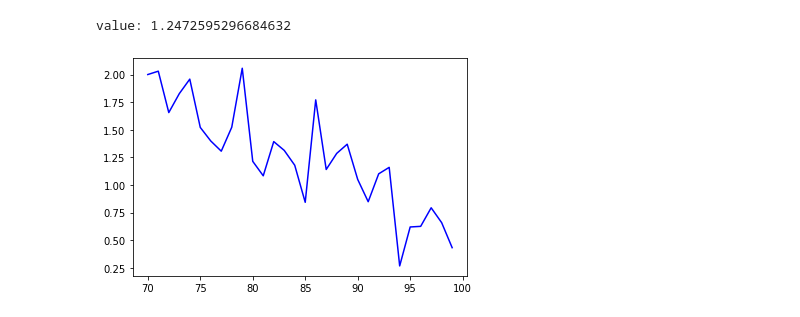
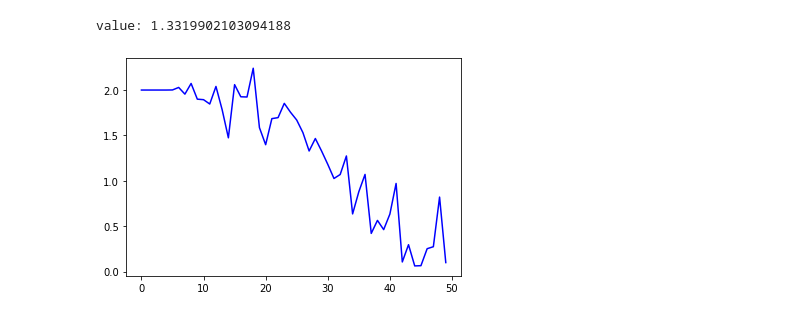
Before and after one commit to clnrp/logicqubit-algorithms, a Jupyter notebook: E91.ipynb, the cells around one changed output. Saved outputs shown, nothing was run; the diff lists cells and outputs as text; code cells hidden in the pictures.

Commit message:
fix the inequality and change the bell state, add y rotations

```diff
--- a/E91.ipynb
+++ b/E91.ipynb
@@ -114,7 +110,7 @@ print(measure_B[:10])
 # %%
-# without eva
+# without eva, angle = 0 - 50
 step = 1
-angles = np.arange(70, 100, step)
+angles = np.arange(0, 50, step)
 result_without_eva = []
 for angle in angles:
     measure_A, measure_B = measurements(eva=False, attempts=200, angle=angle)
@@ -129,0 +126,13 @@ value: 2.17371231353251
+# %%
+# without eva, angle = 0 - 180
+step = 1
+angles = np.arange(0, 180, step)
+result_without_eva = []
+for angle in angles:
+    measure_A, measure_B = measurements(eva=False, attempts=200, angle=angle)
+    bell = bell_inequality(measure_A, measure_B)
+    result_without_eva.append(bell)
+mean_without_eva = np.mean(result_without_eva)
+print("value: "+str(mean_without_eva.real))
+plt.plot(angles, result_without_eva, color='blue')
+plt.show()
@@ -130,16 +142,16 @@ value: 2.17371231353251
 # %%
-# with eva
+# with eva, angle = 0 - 50
 step = 1
-angles = np.arange(70, 100, step)
+angles = np.arange(0, 50, step)
 result_with_eva = []
 for angle in angles:
     measure_A, measure_B = measurements(eva=True, attempts=200, angle=angle)
     bell = bell_inequality(measure_A, measure_B)
     result_with_eva.append(bell)
 mean_with_eva = np.mean(result_with_eva)
 print("value: "+str(mean_with_eva.real))
 plt.plot(angles, result_with_eva, color='blue')
 plt.show()
 # %% [output]
-value: 1.2472595296684632
+value: 1.3319902103094188
-[figure, old version]
+[figure, new version]
```
Also changed, not shown: parts of 5 cells of this notebook, 2 other files.
